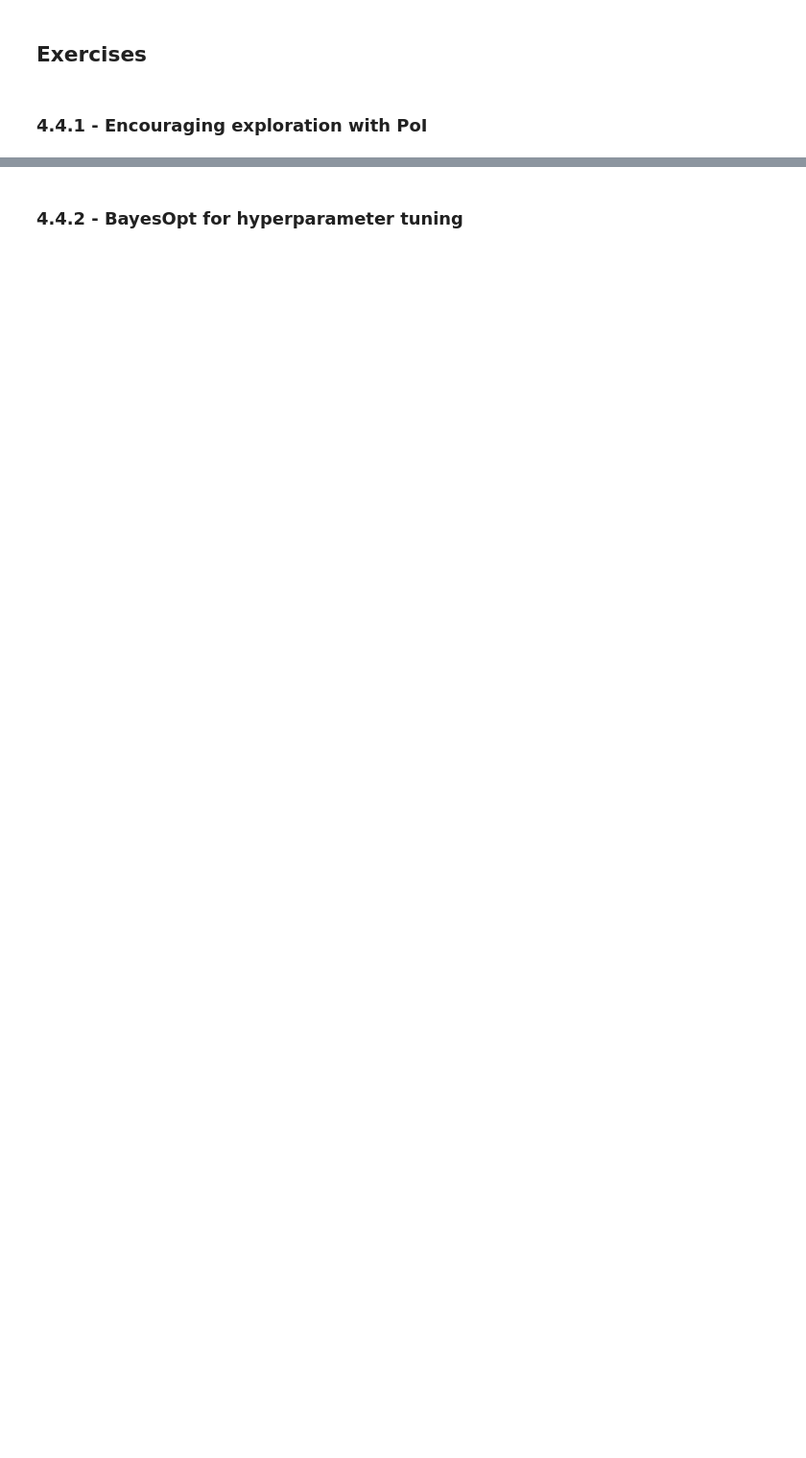
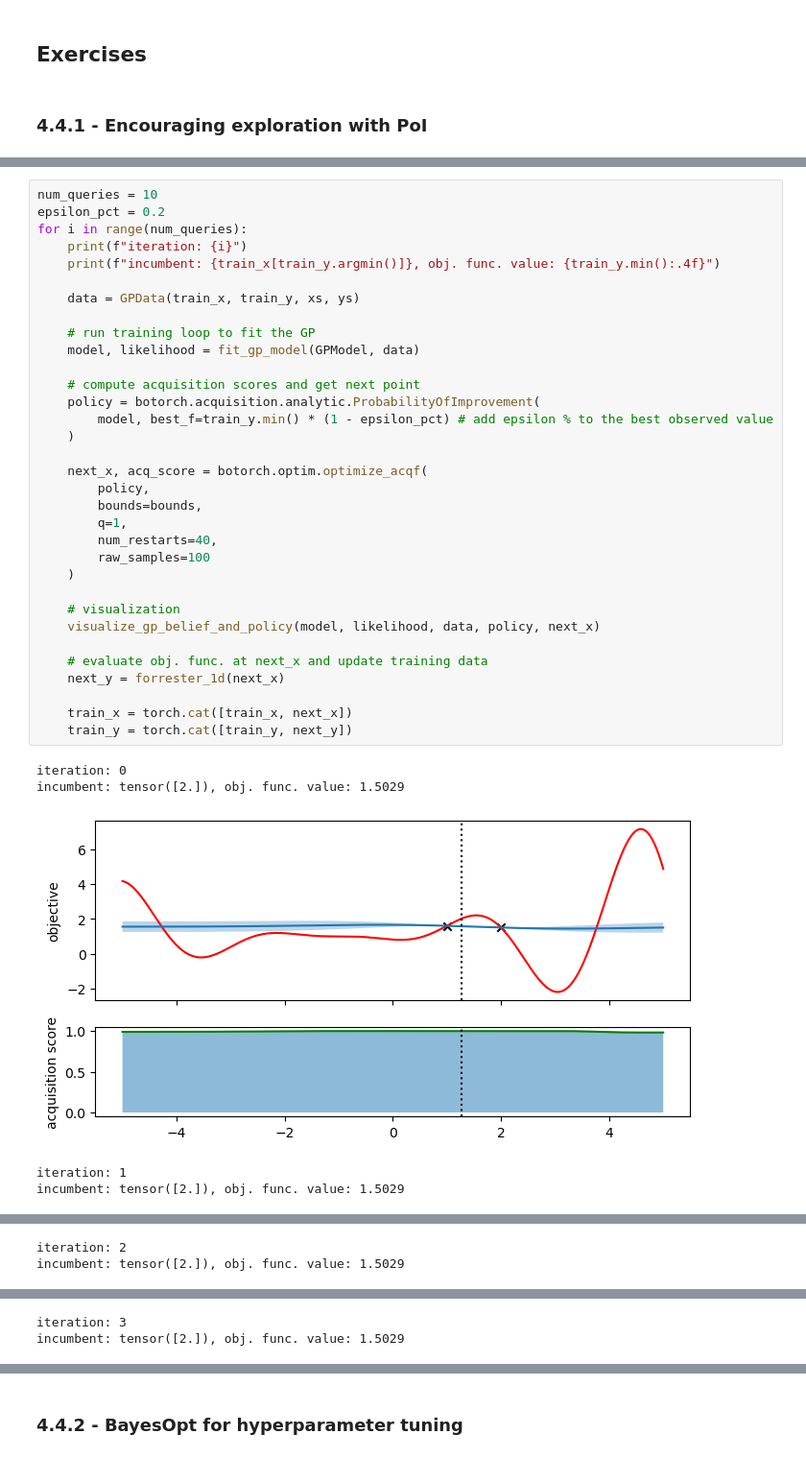
Before and after one commit to GStechschulte/books-with-code, a Jupyter notebook: bayes_opt/ch_4_exercises.ipynb, the cells around one changed output, grey strips where cells are left out. Shown at 96% size. Cells and saved outputs as stored; diff of their text form; blank space fills up the shorter version.

```diff
--- a/bayes_opt/ch_4_exercises.ipynb
+++ b/bayes_opt/ch_4_exercises.ipynb
@@ -113,0 +202,39 @@ for i in range(num_queries):
+# %%
+num_queries = 10
+epsilon_pct = 0.2
+for i in range(num_queries):
+    print(f"iteration: {i}")
+    print(f"incumbent: {train_x[train_y.argmin()]}, obj. func. value: {train_y.min():.4f}")
+
+    data = GPData(train_x, train_y, xs, ys)
+
+    # run training loop to fit the GP
+    model, likelihood = fit_gp_model(GPModel, data)
+
+    # compute acquisition scores and get next point
+    policy = botorch.acquisition.analytic.ProbabilityOfImprovement(
+        model, best_f=train_y.min() * (1 - epsilon_pct) # add epsilon % to the best observed value
+    )
+
+    next_x, acq_score = botorch.optim.optimize_acqf(
+        policy,
+        bounds=bounds,
+        q=1,
+        num_restarts=40,
+        raw_samples=100
+    )
+
+    # visualization
+    visualize_gp_belief_and_policy(model, likelihood, data, policy, next_x)
+
+    # evaluate obj. func. at next_x and update training data
+    next_y = forrester_1d(next_x)
+
+    train_x = torch.cat([train_x, next_x])
+    train_y = torch.cat([train_y, next_y])
+# %% [output]
+iteration: 0
+incumbent: tensor([2.]), obj. func. value: 1.5029
+[figure, added]
+iteration: 1
+incumbent: tensor([2.]), obj. func. value: 1.5029
@@ -113,0 +242,2 @@ for i in range(num_queries):
+iteration: 2
+incumbent: tensor([2.]), obj. func. value: 1.5029
@@ -113,0 +245,2 @@ for i in range(num_queries):
+iteration: 3
+incumbent: tensor([2.]), obj. func. value: 1.5029
```
Also changed, not shown: parts of 15 cells of this notebook.
